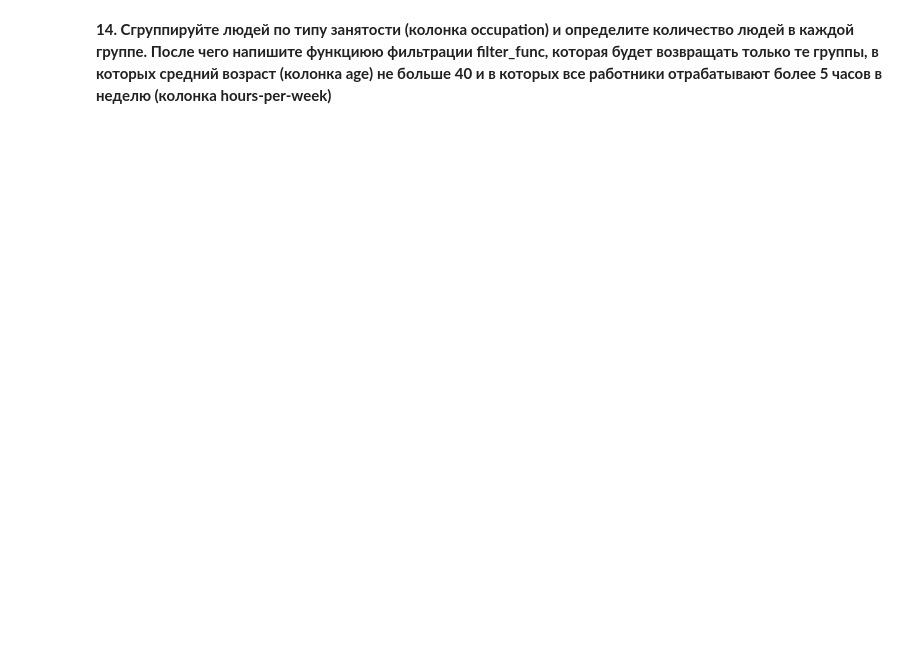
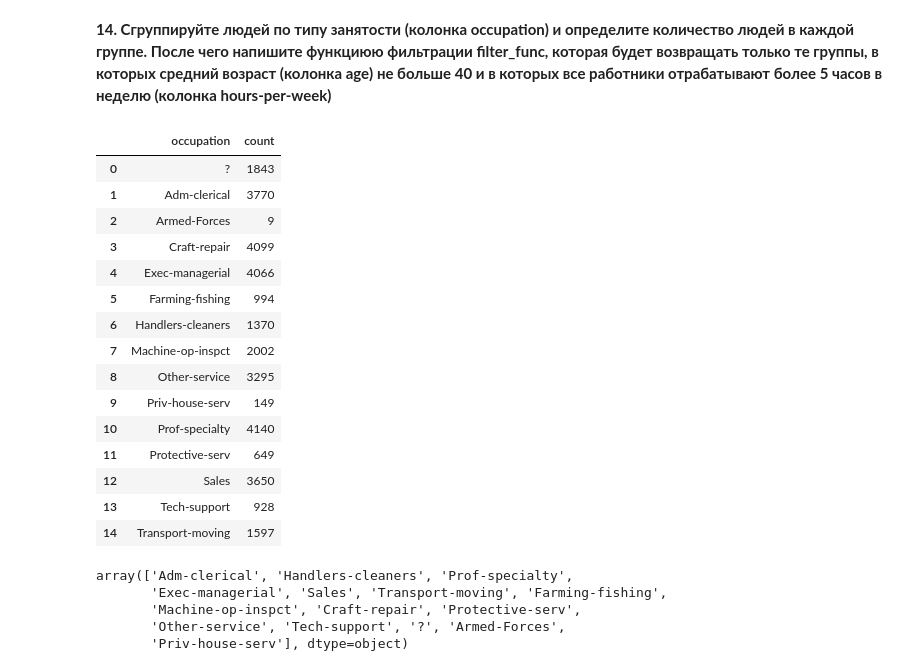
Before and after one commit to mdl81/pandas_numpy_tasks, a Jupyter notebook: assignment_pandas.ipynb, the cells around one changed output. Cells and saved outputs as stored; diff of their text form; code cells hidden in the pictures; blank space fills up the shorter version.

```diff
--- a/assignment_pandas.ipynb
+++ b/assignment_pandas.ipynb
@@ -127,0 +191,41 @@ data.groupby(['race', 'sex'])['age'].describe()
+# %%
+data.groupby('occupation', as_index=False).agg({'age' : 'count'}) \
+    .rename(columns={'age' : 'count'})
+# %% [output]
+|  | occupation | count |
+| 0 | ? | 1843 |
+| 1 | Adm-clerical | 3770 |
+| 2 | Armed-Forces | 9 |
+| 3 | Craft-repair | 4099 |
+| 4 | Exec-managerial | 4066 |
+| 5 | Farming-fishing | 994 |
+| 6 | Handlers-cleaners | 1370 |
+| 7 | Machine-op-inspct | 2002 |
+| 8 | Other-service | 3295 |
+| 9 | Priv-house-serv | 149 |
+| 10 | Prof-specialty | 4140 |
+| 11 | Protective-serv | 649 |
+| 12 | Sales | 3650 |
+| 13 | Tech-support | 928 |
+| 14 | Transport-moving | 1597 |
+# %%
+# def filter_func(occupation, age, hours_per_week):
+#     if age < 40 and hours_per_week > 5:
+#         return occupation
+
+# df = data[['occupation', 'age', 'hours-per-week']].apply(lambda x: \
+#                                     filter_func(x['occupation'], x['age'], x['hours-per-week']), axis=1)
+# df.unique()
+
+def filter_func2(df):
+    ndf = df[(df['age'] < 40) & (df['hours-per-week'] > 5)]
+    return ndf
+
+d = filter_func2(data)
+d['occupation'].unique()
+# %% [output]
+array(['Adm-clerical', 'Handlers-cleaners', 'Prof-specialty',
+       'Exec-managerial', 'Sales', 'Transport-moving', 'Farming-fishing',
+       'Machine-op-inspct', 'Craft-repair', 'Protective-serv',
+       'Other-service', 'Tech-support', '?', 'Armed-Forces',
+       'Priv-house-serv'], dtype=object)
```
Also changed, not shown: parts of 12 cells of this notebook.
